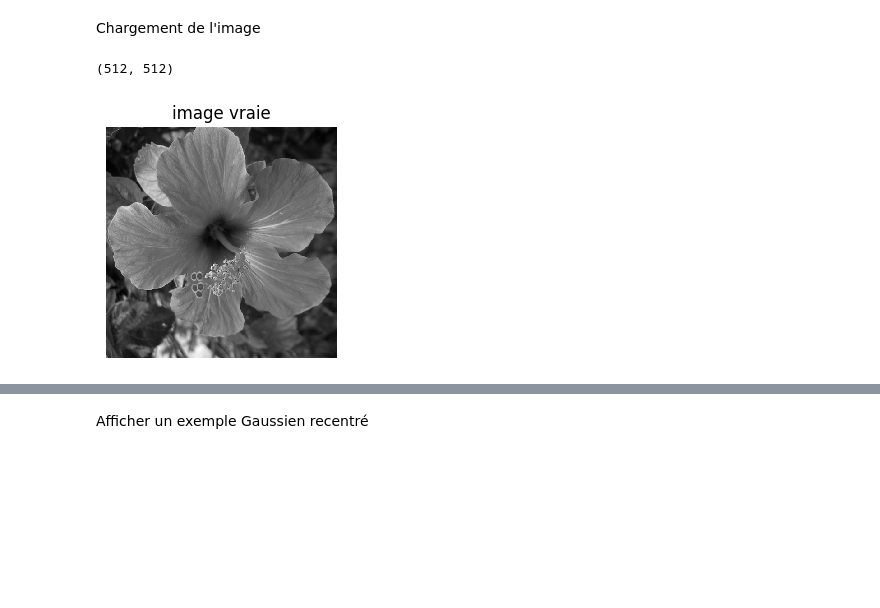
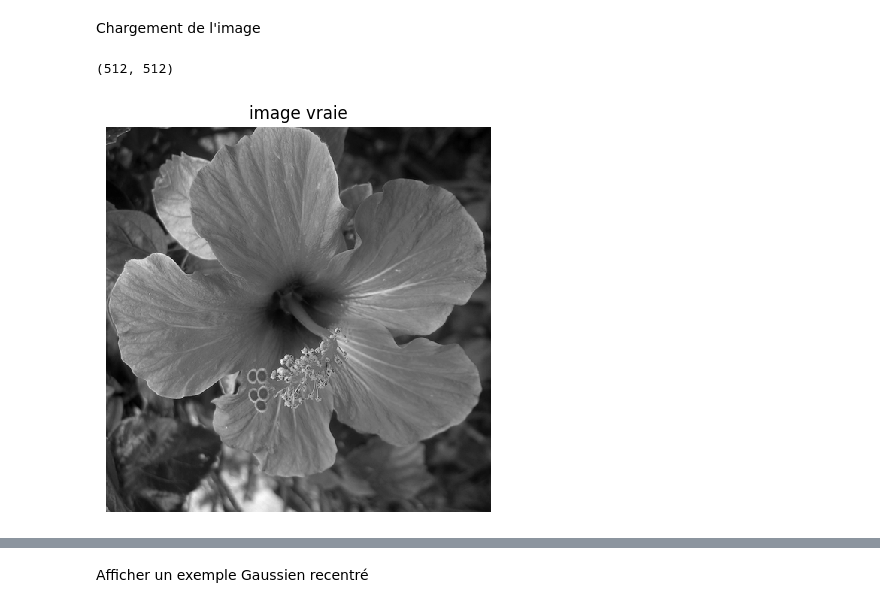
Before and after one commit to Borleo/2_M2_IAFA, a Jupyter notebook: TP_M2IAFA/TP_M2_IMGCMPT/TP23_Imagerie_Computationnelle/3_Advanced Denoising Methods/Bilateral Filtering/denoisingadv_8_bilateral.ipynb, the cells around one changed output, grey strips where cells are left out. Cells and saved outputs as stored; diff of their text form; code cells hidden in the pictures; blank space fills up the shorter version.

```diff
--- a/TP_M2IAFA/TP_M2_IMGCMPT/TP23_Imagerie_Computationnelle/3_Advanced Denoising Methods/Bilateral Filtering/denoisingadv_8_bilateral.ipynb
+++ b/TP_M2IAFA/TP_M2_IMGCMPT/TP23_Imagerie_Computationnelle/3_Advanced Denoising Methods/Bilateral Filtering/denoisingadv_8_bilateral.ipynb
@@ -42,15 +43,15 @@ Chargement de l'image
 # %%
 path= '/Users/asriel/TP_IAFA/M2_IAFA/TP_M2IAFA/TP_M2_IMGCMPT/TP23_Imagerie_Computationnelle/'
 name = path + 'nt_toolbox/data/hibiscus.bmp'
-f0 = load_image(name, n)          # f0.shape = (256, 256)
+f0 = load_image(name, n)          # f0.shape = (512, 512)
 f0 = (f0 - f0.min()) / (f0.max() - f0.min() + 1e-12)
 print(f0.shape)
 from skimage.transform import rescale
 f0_small = rescale(f0, scale=0.5, anti_aliasing=True)   # par ex. moitié moins grand
-plt.figure(figsize=(3, 3))
+plt.figure(figsize=(5, 5))
 imageplot(clamp(f0),'image vraie')
 # %% [output]
 (512, 512)
-[figure, old version]
+[figure, new version]
 # %% [markdown]
 Le flou est la manière la plus simple de lisser une image, la convolution Gaussienne de variance $\sigma$ est donnée par :
```
Also changed, not shown: parts of 29 cells of this notebook, 1 other file.
